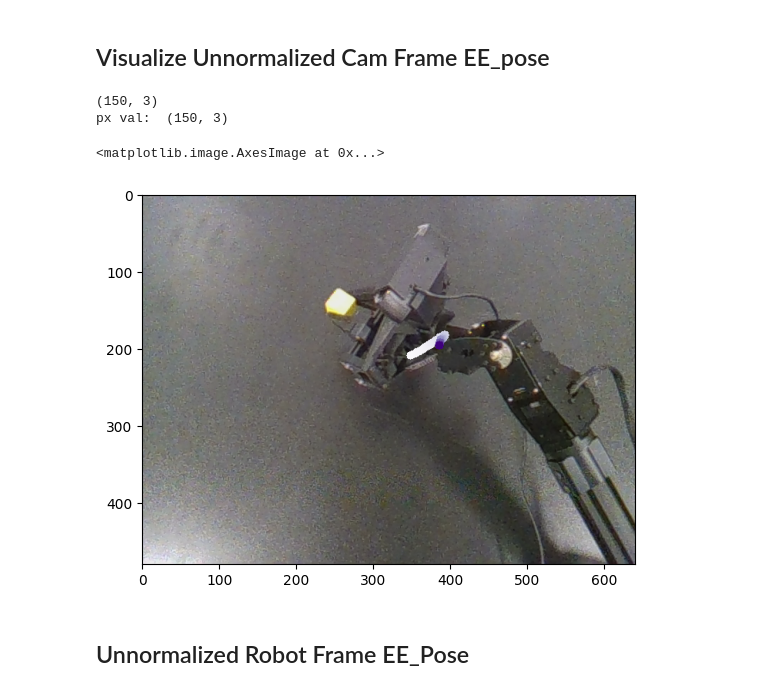
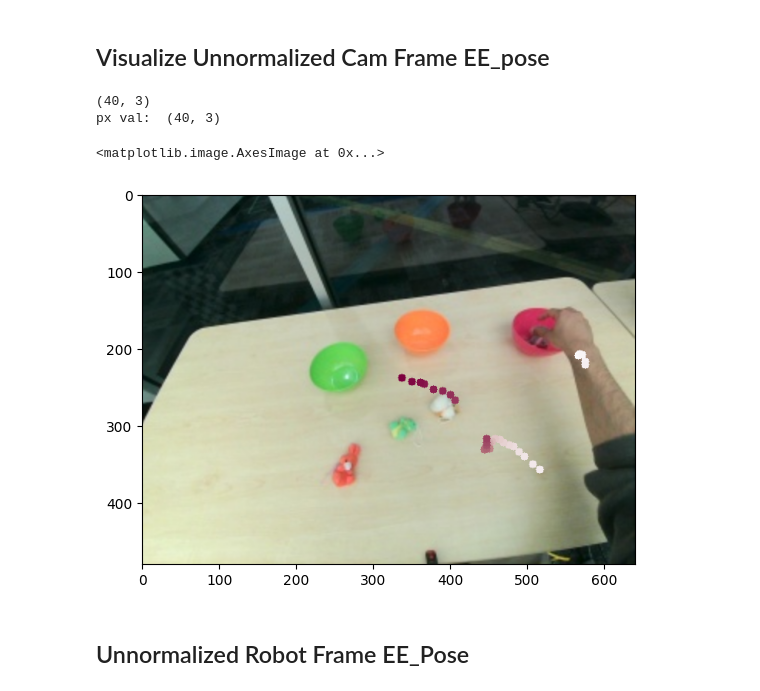
Before and after one commit to swati-gupta-tri-global/EgoMimic, a Jupyter notebook: mimicplay/scripts/aloha_process/VRV1.ipynb, the cells around one changed output. Saved outputs shown, nothing was run; the diff lists cells and outputs as text; code cells hidden in the pictures.

Commit message:
small convenience bugs, updated intrinsics / extrinsics

```diff
--- a/mimicplay/scripts/aloha_process/VRV1.ipynb
+++ b/mimicplay/scripts/aloha_process/VRV1.ipynb
@@ -18,3 +9,8 @@ intrinsics = np.array([
+# %%
+T_cam_base = EXTRINSICS["humanoidFeb29R"]
+
+#Internal realsense numbers
+intrinsics = WIDE_LENS_ROBOT_LEFT_K
 # %%
 T_cam_base, intrinsics
 # %% [output]
@@ -157,5 +151,7 @@ Error:
 # calib = h5py.File("/coc/flash7/datasets/egoplay/aloha/stacking.hdf5")
 # demo = calib["data/demo1"]
 # %%
-demo = h5py.File("/coc/flash7/datasets/egoplay/humanoid_stacking_rand/robomimic/humanoid_stacking_randMimicplay.hdf5", "r+")
+# demo = h5py.File("/coc/flash7/datasets/egoplay/humanoid_stacking_rand/robomimic/humanoid_stacking_randMimicplay.hdf5", "r+")
+data = h5py.File("/coc/flash7/datasets/egoplay/bowl_place_hand_mar1/bowl_place_handMimicplay.hdf5", "r")
+# demo = h5py.File("/coc/flash7/datasets/egoplay/bowl_place_hand_mar1/bowl_place_handMimicplay.hdf5", "r")["data/demo_0"]
 # demo=demo["data/demo_0"]
@@ -210,16 +221,18 @@ plt.imshow(draw_dot_on_frame(demo["obs/front_img_1"][T], px_val, show=False))
 # %% [markdown]
 ## Visualize Unnormalized Cam Frame EE_pose
 # %%
-T = 300
+demo=data["data/demo_0"]
+T = 2
 # point = demo["obs/ee_pose"][T][:3][None, :]
-points = demo["obs/ee_pose"][T:T+150][:, :3]
+points = demo["obs/ee_pose"][T:T+40][:, :3]
+# points = demo["actions"][T].reshape(-1, 3)
 print(points.shape)
 px_val = cam_frame_to_cam_pixels(points, intrinsics)
 print("px val: ", px_val.shape)
-plt.imshow(draw_dot_on_frame(demo["obs/front_img_1"][T], px_val, show=False))
+plt.imshow(cv2.cvtColor(draw_dot_on_frame(demo["obs/front_img_1"][T], px_val, show=False), cv2.COLOR_BGR2RGB))
 # %% [output]
-(150, 3)
-px val:  (150, 3)
+(40, 3)
+px val:  (40, 3)
 <matplotlib.image.AxesImage at 0x...>
-[figure, old version]
+[figure, new version]
 # %%
```
Also changed, not shown: parts of 10 cells of this notebook, 9 other files.
